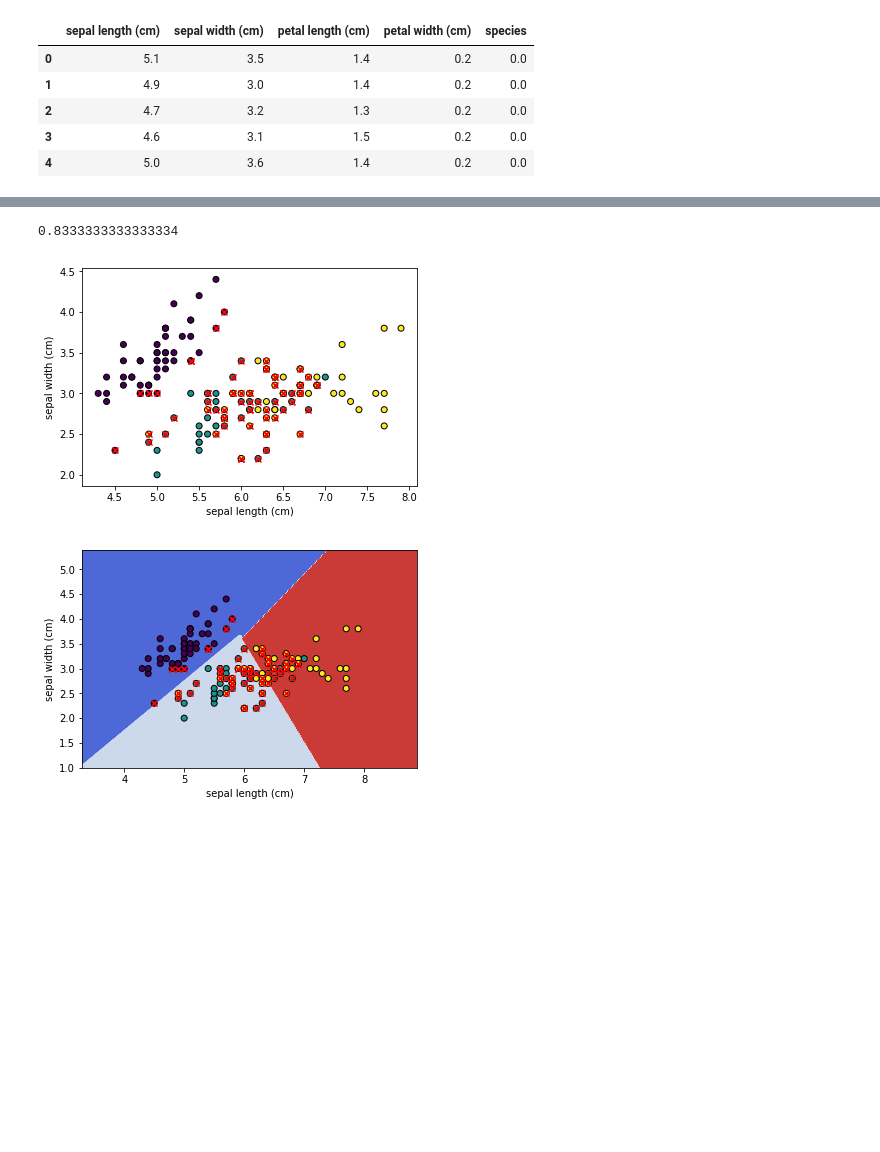
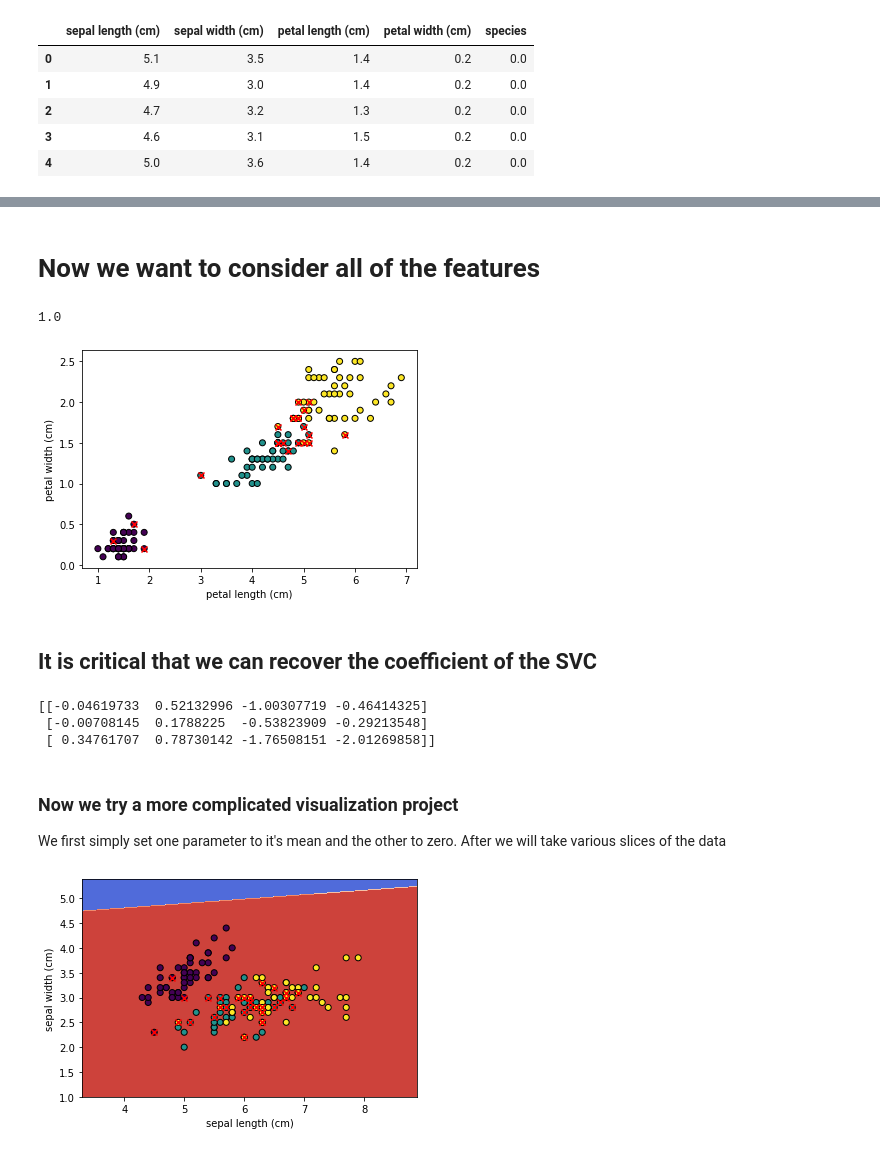
Before and after one commit to danineamati/Fun-Projects, a Jupyter notebook: Machine Learning/SVM_Flowers.ipynb, the cells around one changed output, grey strips where cells are left out. Saved outputs shown, nothing was run; the diff lists cells and outputs as text; code cells hidden in the pictures; blank space fills up the shorter version.

Commit message:
Finished bulk of SVM and visualization

```diff
--- a/Machine Learning/SVM_Flowers.ipynb
+++ b/Machine Learning/SVM_Flowers.ipynb
@@ -86,65 +194,81 @@ def make_meshgrid(x, y, h=.02):
+# %% [markdown]
+# Now we want to consider all of the features
 # %%
 # Separate Features (X) from Labels (y)
-X = flowers.data
-y = flowers.target
+X_all = flowers.data
+y_all = flowers.target
 
 percent_split = 0.2
 X_train, X_test, y_train, y_test = model_selection.\
-                    train_test_split(X[:, :2], y, test_size = percent_split)
+                    train_test_split(X_all, y_all, test_size = percent_split)
 
 # Now we choose the SVM Classifier
-clf = svm.SVC(kernel='linear')
-clf.fit(X_train, y_train)
+clf_all = svm.SVC(kernel='linear')
+clf_all.fit(X_train, y_train)
 
 # Now we compare the score
-accuracy = clf.score(X_test, y_test)
+accuracy = clf_all.score(X_test, y_test)
 print(accuracy)
 
 
 # Now we want to visualize the support vectors
-x_index = 0
-y_index = 1
+x_index = 2
+y_index = 3
 
 x_coord = df.columns[x_index]
 y_coord = df.columns[y_index]
 
 plt.scatter(df[x_coord], df[y_coord], \
             c = df['species'], edgecolors = 'k')
-plt.scatter(clf.support_vectors_[:, x_index], \
-            clf.support_vectors_[:, y_index], \
+plt.scatter(clf_all.support_vectors_[:, x_index], \
+            clf_all.support_vectors_[:, y_index], \
             c = 'r', marker = 'x')
 plt.xlabel(x_coord)
 plt.ylabel(y_coord)
 plt.show()
 # %% [output]
-0.8333333333333334
+1.0
-[figure, old version]
+[figure, new version]
+# %% [markdown]
+## It is critical that we can recover the coefficient of the SVC
+# %%
+print(clf_all.coef_)
+# %% [output]
+[[-0.04619733  0.52132996 -1.00307719 -0.46414325]
+ [-0.00708145  0.1788225  -0.53823909 -0.29213548]
+ [ 0.34761707  0.78730142 -1.76508151 -2.01269858]]
+# %% [markdown]
+### Now we try a more complicated visualization project
+
+We first simply set one parameter to it's mean and the other to zero.
+After we will take various slices of the data
 # %%
-# X0, X1, X2, X3 = X[:, 0], X[:, 1], X[:, 2], X[:, 3]
-# xx, yy, zz, aa = make_meshgrid4D(X0, X1, X2, X3)
-
-X0, X1 = X[:, 0], X[:, 1]
+X0, X1 = X_all[:, 0], X_all[:, 1]
 xx, yy = make_meshgrid(X0, X1)
 
+zz = np.ones_like(xx) * np.mean(X_all[:, 2])
+aa = np.zeros_like(xx)
+
 # Now we want to see where new data would be predicted to fall
-Z = clf.predict(np.c_[xx.ravel(), yy.ravel()])
+Z = clf_all.predict(np.c_[xx.ravel(), yy.ravel(), zz.ravel(), aa.ravel()])
 Z = Z.reshape(xx.shape)
-out = plt.contourf(xx, yy, Z, cmap=plt.cm.coolwarm)
+
+plt.contourf(xx, yy, Z, cmap=plt.cm.coolwarm)
 
 # Now we want to visualize the support vectors
 x_index = 0
 y_index = 1
 
 x_coord = df.columns[x_index]
 y_coord = df.columns[y_index]
 
 plt.scatter(df[x_coord], df[y_coord], \
             c = df['species'], edgecolors = 'k')
 plt.scatter(clf.support_vectors_[:, x_index], \
             clf.support_vectors_[:, y_index], \
             c = 'r', marker = 'x')
 plt.xlabel(x_coord)
 plt.ylabel(y_coord)
 plt.show()
 # %% [output]
-[figure, old version]
+[figure, new version]
```
Also changed, not shown: parts of 20 cells of this notebook.
